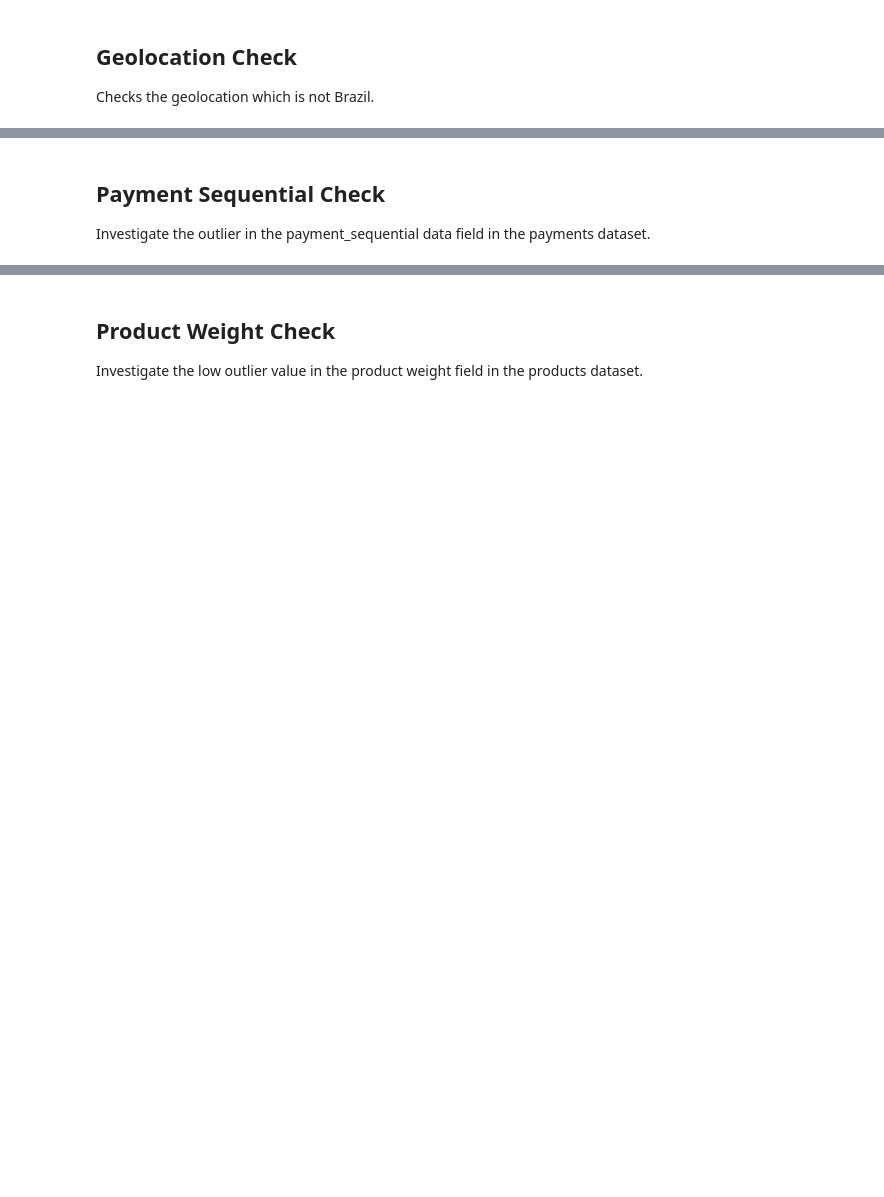
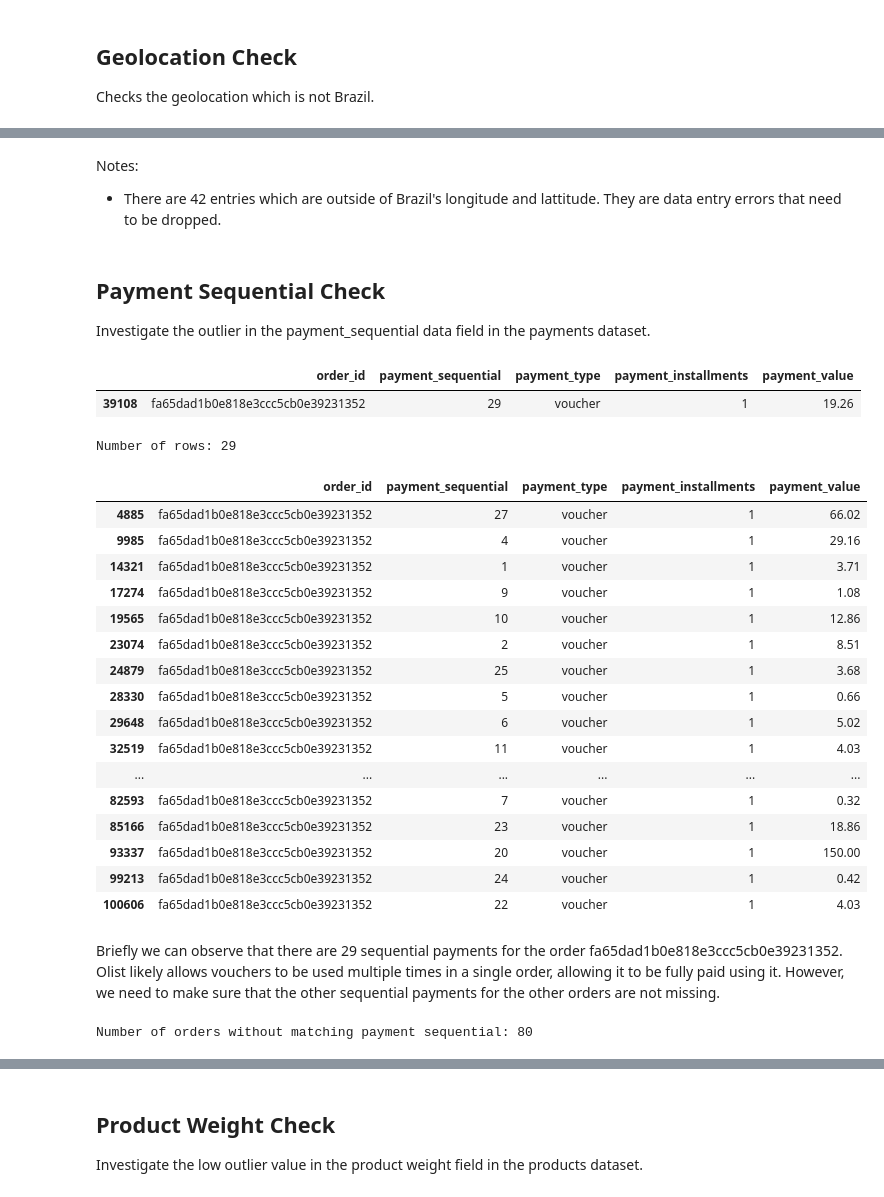
Before and after one commit to g-awaine/y3s2_caie_assessment, a Jupyter notebook: annex/preliminary_data_analysis.ipynb, the cells around one changed output, grey strips where cells are left out. Saved outputs shown, nothing was run; the diff lists cells and outputs as text; code cells hidden in the pictures; blank space fills up the shorter version.

```diff
--- a/annex/preliminary_data_analysis.ipynb
+++ b/annex/preliminary_data_analysis.ipynb
@@ -1041,3 +1227,54 @@ Checks the geolocation which is not Brazil.
+# %% [markdown]
+Notes:
+- There are 42 entries which are outside of Brazil's longitude and lattitude. They are data entry errors that need to be dropped.
 # %% [markdown]
 ## Payment Sequential Check
 Investigate the outlier in the payment_sequential data field in the payments dataset.
+# %%
+# Identify the outlier order with 29 in the payment_sequential field
+payments_df[payments_df['payment_sequential'] == 29]
+# %% [output]
+|  | order_id | payment_sequential | payment_type | payment_installments | payment_value |
+| 39108 | fa65dad1b0e818e3ccc5cb0e39231352 | 29 | voucher | 1 | 19.26 |
+# %%
+# Identify the rows of the order 'fa65dad1b0e818e3ccc5cb0e39231352'
+payment_sequential_outlier = payments_df[payments_df['order_id'] == 'fa65dad1b0e818e3ccc5cb0e39231352']
+
+# Display the number of rows and the table
+print("Number of rows:", payment_sequential_outlier.shape[0])
+payment_sequential_outlier
+# %% [output]
+Number of rows: 29
+|  | order_id | payment_sequential | payment_type | payment_installments | payment_value |
+| 4885 | fa65dad1b0e818e3ccc5cb0e39231352 | 27 | voucher | 1 | 66.02 |
+| 9985 | fa65dad1b0e818e3ccc5cb0e39231352 | 4 | voucher | 1 | 29.16 |
+| 14321 | fa65dad1b0e818e3ccc5cb0e39231352 | 1 | voucher | 1 | 3.71 |
+| 17274 | fa65dad1b0e818e3ccc5cb0e39231352 | 9 | voucher | 1 | 1.08 |
+| 19565 | fa65dad1b0e818e3ccc5cb0e39231352 | 10 | voucher | 1 | 12.86 |
+| 23074 | fa65dad1b0e818e3ccc5cb0e39231352 | 2 | voucher | 1 | 8.51 |
+| 24879 | fa65dad1b0e818e3ccc5cb0e39231352 | 25 | voucher | 1 | 3.68 |
+| 28330 | fa65dad1b0e818e3ccc5cb0e39231352 | 5 | voucher | 1 | 0.66 |
+| 29648 | fa65dad1b0e818e3ccc5cb0e39231352 | 6 | voucher | 1 | 5.02 |
+| 32519 | fa65dad1b0e818e3ccc5cb0e39231352 | 11 | voucher | 1 | 4.03 |
+| ... | ... | ... | ... | ... | ... |
+| 82593 | fa65dad1b0e818e3ccc5cb0e39231352 | 7 | voucher | 1 | 0.32 |
+| 85166 | fa65dad1b0e818e3ccc5cb0e39231352 | 23 | voucher | 1 | 18.86 |
+| 93337 | fa65dad1b0e818e3ccc5cb0e39231352 | 20 | voucher | 1 | 150.00 |
+| 99213 | fa65dad1b0e818e3ccc5cb0e39231352 | 24 | voucher | 1 | 0.42 |
+| 100606 | fa65dad1b0e818e3ccc5cb0e39231352 | 22 | voucher | 1 | 4.03 |
+# %% [markdown]
+Briefly we can observe that there are 29 sequential payments for the order fa65dad1b0e818e3ccc5cb0e39231352. Olist likely allows vouchers to be used multiple times in a single order, allowing it to be fully paid using it. However, we need to make sure that the other sequential payments for the other orders are not missing.
+# %%
+# Identify the count of order id in the order_id data field
+count_order_id = payments_df['order_id'].value_counts().sort_index()
+
+# Identify the max value in the payment_sequential data field for each order id
+max_payment_sequential_per_order = payments_df.groupby('order_id')['payment_sequential'].max().sort_index()
+
+# Compare the count of order IDs to the maximum payment_sequential value
+comparison = (count_order_id != max_payment_sequential_per_order)
+
+# Count the number of order ids without the matching number of payment sequential
+print("Number of orders without matching payment sequential:", comparison.sum())
+# %% [output]
+Number of orders without matching payment sequential: 80
```
Also changed, not shown: parts of 34 cells of this notebook.
